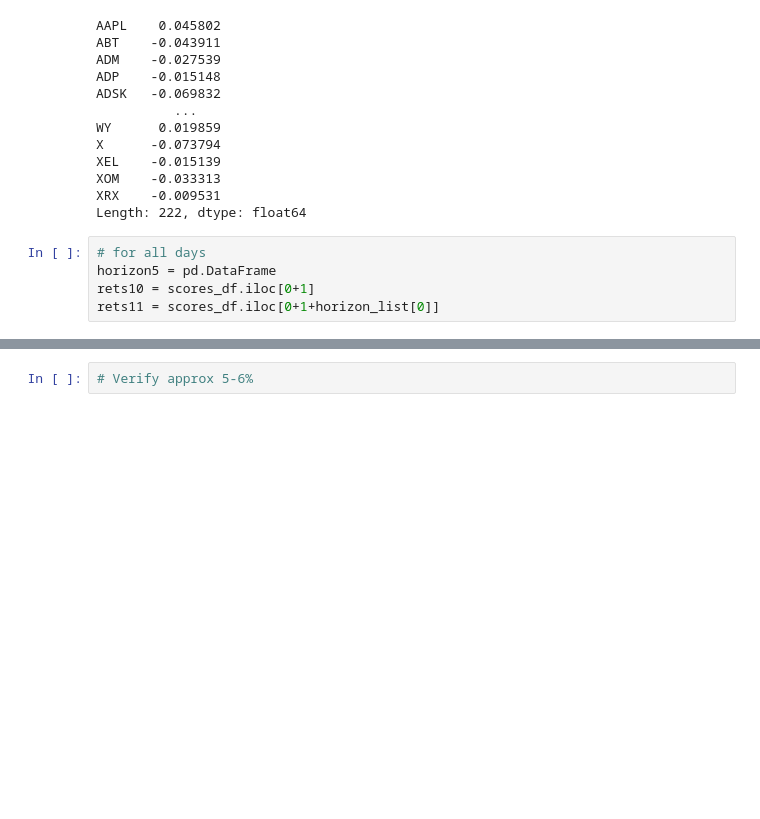
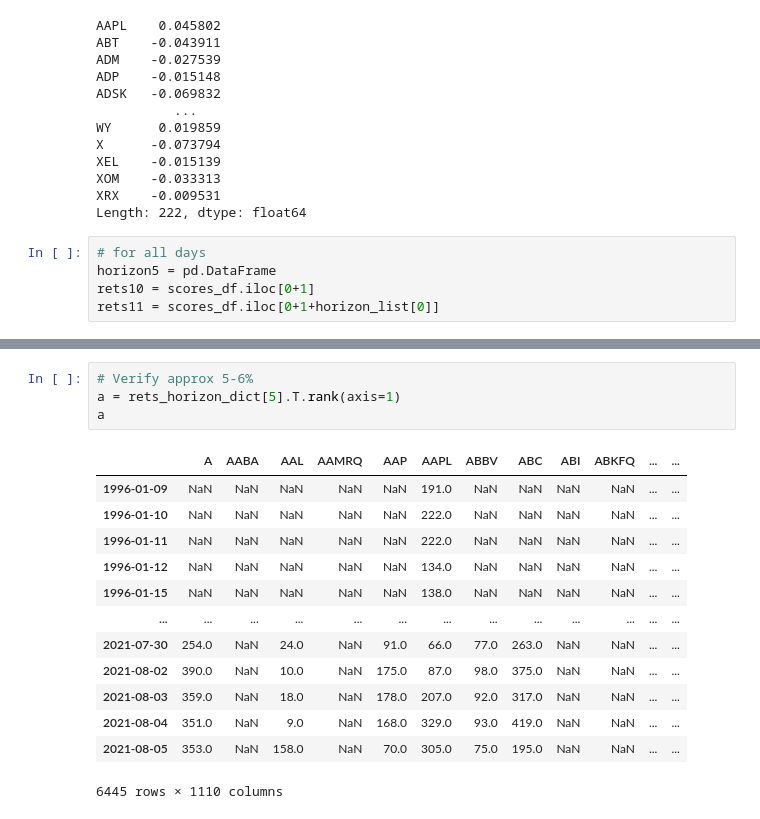
Before and after one commit to lkrenn/SP500_NLP_Project, a Jupyter notebook: Step3-Portfolio_Construction/1-Cosine_Similarity.ipynb, the cells around one changed output, grey strips where cells are left out. Drawn from its saved outputs; the diff is of its cells as text; blank space fills up the shorter version.

```diff
--- a/Step3-Portfolio_Construction/1-Cosine_Similarity.ipynb
+++ b/Step3-Portfolio_Construction/1-Cosine_Similarity.ipynb
@@ -348,2 +419,18 @@ rets11 = scores_df.iloc[0+1+horizon_list[0]]
 # %%
 # Verify approx 5-6%
+a = rets_horizon_dict[5].T.rank(axis=1)
+a
+# %% [output]
+|  | A | AABA | AAL | AAMRQ | AAP | AAPL | ABBV | ABC | ABI | ABKFQ | ... | ... |
+| 1996-01-09 | NaN | NaN | NaN | NaN | NaN | 191.0 | NaN | NaN | NaN | NaN | ... | ... |
+| 1996-01-10 | NaN | NaN | NaN | NaN | NaN | 222.0 | NaN | NaN | NaN | NaN | ... | ... |
+| 1996-01-11 | NaN | NaN | NaN | NaN | NaN | 222.0 | NaN | NaN | NaN | NaN | ... | ... |
+| 1996-01-12 | NaN | NaN | NaN | NaN | NaN | 134.0 | NaN | NaN | NaN | NaN | ... | ... |
+| 1996-01-15 | NaN | NaN | NaN | NaN | NaN | 138.0 | NaN | NaN | NaN | NaN | ... | ... |
+| ... | ... | ... | ... | ... | ... | ... | ... | ... | ... | ... | ... | ... |
+| 2021-07-30 | 254.0 | NaN | 24.0 | NaN | 91.0 | 66.0 | 77.0 | 263.0 | NaN | NaN | ... | ... |
+| 2021-08-02 | 390.0 | NaN | 10.0 | NaN | 175.0 | 87.0 | 98.0 | 375.0 | NaN | NaN | ... | ... |
+| 2021-08-03 | 359.0 | NaN | 18.0 | NaN | 178.0 | 207.0 | 92.0 | 317.0 | NaN | NaN | ... | ... |
+| 2021-08-04 | 351.0 | NaN | 9.0 | NaN | 168.0 | 329.0 | 93.0 | 419.0 | NaN | NaN | ... | ... |
+| 2021-08-05 | 353.0 | NaN | 158.0 | NaN | 70.0 | 305.0 | 75.0 | 195.0 | NaN | NaN | ... | ... |
+6445 rows × 1110 columns
```
Also changed, not shown: parts of 28 cells of this notebook, 2 other files.
